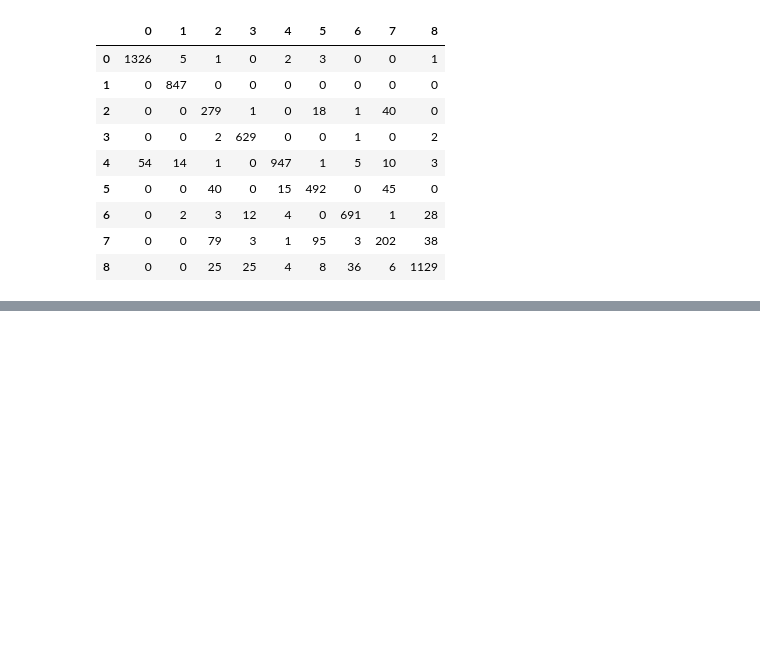
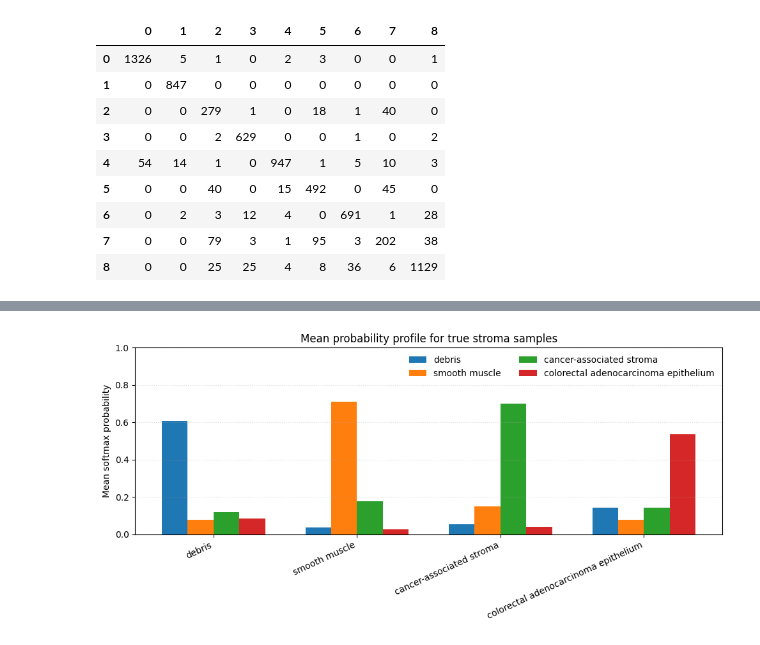
Before and after one commit to nickzerjeski/pathmnist-classification-improvement, a Jupyter notebook: notebooks/baseline.ipynb, the cells around one changed output, grey strips where cells are left out. Cells and saved outputs as stored; diff of their text form; code cells hidden in the pictures; blank space fills up the shorter version.

```diff
--- a/notebooks/baseline.ipynb
+++ b/notebooks/baseline.ipynb
@@ -52,0 +253,41 @@ pd.DataFrame(test['confusion_matrix'])
+# %%
+profile_rows = []
+for pred_class in relevant_classes:
+    mask = (y_true == STROMA) & (y_pred == pred_class)
+    if not np.any(mask):
+        continue
+    for prob_class in relevant_classes:
+        profile_rows.append({
+            'predicted_group': short_names[pred_class],
+            'probability_class': short_names[prob_class],
+            'mean_probability': float(y_prob[mask, prob_class].mean()),
+        })
+profile_df = pd.DataFrame(profile_rows)
+
+x = np.arange(len([short_names[idx] for idx in relevant_classes if np.any((y_true == STROMA) & (y_pred == idx))]))
+probability_classes = relevant_classes
+bar_width = 0.18
+fig, ax = plt.subplots(figsize=(10, 4.8))
+group_names = [short_names[idx] for idx in relevant_classes if np.any((y_true == STROMA) & (y_pred == idx))]
+for offset_idx, prob_class in enumerate(probability_classes):
+    values = []
+    for group_name in group_names:
+        value = profile_df[
+            (profile_df['predicted_group'] == group_name)
+            & (profile_df['probability_class'] == short_names[prob_class])
+        ]['mean_probability'].iloc[0]
+        values.append(value)
+    ax.bar(x + (offset_idx - 1.5) * bar_width, values, width=bar_width, label=short_names[prob_class])
+
+ax.set_xticks(x)
+ax.set_xticklabels(group_names, rotation=25, ha='right')
+ax.set_ylabel('Mean softmax probability')
+ax.set_ylim(0, 1)
+ax.set_title('Mean probability profile for true stroma samples')
+ax.legend(frameon=False, ncols=2)
+ax.grid(axis='y', linestyle=':', alpha=0.45)
+fig.tight_layout()
+fig.savefig(FIGURE_DIR / 'baseline_stroma_probability_profiles.svg', bbox_inches='tight')
+plt.show()
+# %% [output]
+[figure, added]
```
Also changed, not shown: parts of 18 cells of this notebook, 13 other files.
